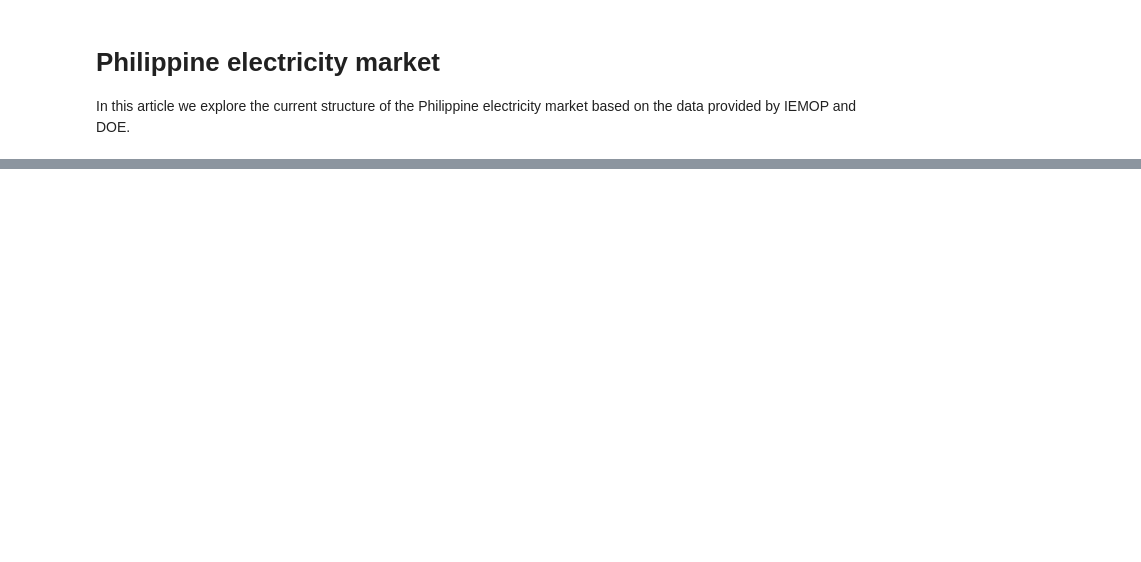
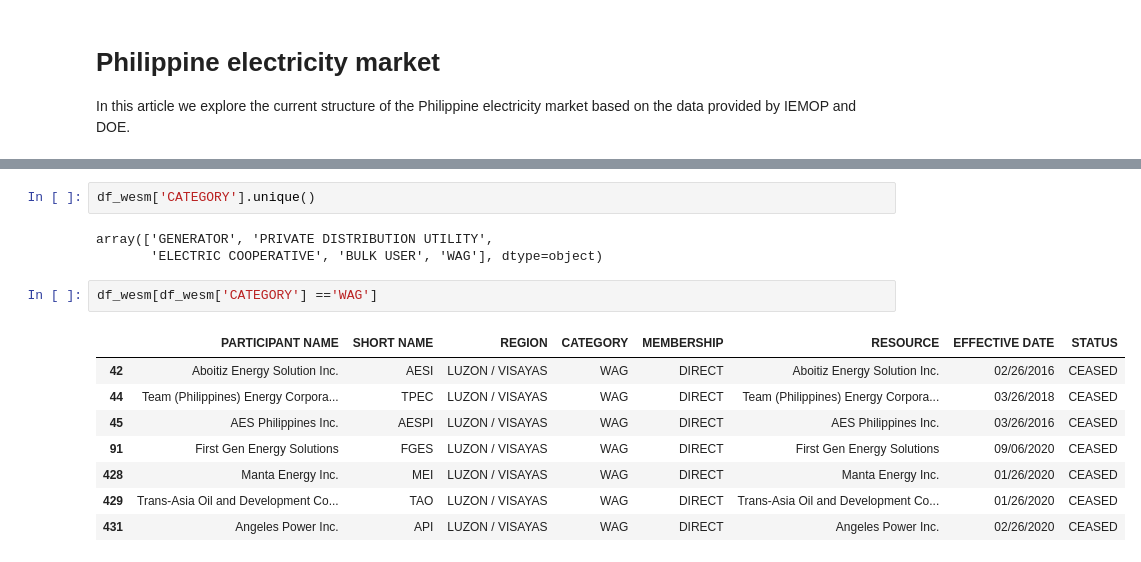
Before and after one commit to emmandecena/jupyterbook, a Jupyter notebook: book/_build/html/_sources/docs/energymarket.ipynb, the cells around one changed output, grey strips where cells are left out. Saved outputs shown, nothing was run; the diff lists cells and outputs as text; blank space fills up the shorter version.

```diff
--- a/book/_build/html/_sources/docs/energymarket.ipynb
+++ b/book/_build/html/_sources/docs/energymarket.ipynb
@@ -32,0 +107,16 @@ df_retail.head()
+# %%
+df_wesm['CATEGORY'].unique()
+# %% [output]
+array(['GENERATOR', 'PRIVATE DISTRIBUTION UTILITY',
+       'ELECTRIC COOPERATIVE', 'BULK USER', 'WAG'], dtype=object)
+# %%
+df_wesm[df_wesm['CATEGORY'] =='WAG']
+# %% [output]
+|  | PARTICIPANT NAME | SHORT NAME | REGION | CATEGORY | MEMBERSHIP | RESOURCE | EFFECTIVE DATE | STATUS |
+| 42 | Aboitiz Energy Solution Inc. | AESI | LUZON / VISAYAS | WAG | DIRECT | Aboitiz Energy Solution Inc. | 02/26/2016 | CEASED |
+| 44 | Team (Philippines) Energy Corpora... | TPEC | LUZON / VISAYAS | WAG | DIRECT | Team (Philippines) Energy Corpora... | 03/26/2018 | CEASED |
+| 45 | AES Philippines Inc. | AESPI | LUZON / VISAYAS | WAG | DIRECT | AES Philippines Inc. | 03/26/2016 | CEASED |
+| 91 | First Gen Energy Solutions | FGES | LUZON / VISAYAS | WAG | DIRECT | First Gen Energy Solutions | 09/06/2020 | CEASED |
+| 428 | Manta Energy Inc. | MEI | LUZON / VISAYAS | WAG | DIRECT | Manta Energy Inc. | 01/26/2020 | CEASED |
+| 429 | Trans-Asia Oil and Development Co... | TAO | LUZON / VISAYAS | WAG | DIRECT | Trans-Asia Oil and Development Co... | 01/26/2020 | CEASED |
+| 431 | Angeles Power Inc. | API | LUZON / VISAYAS | WAG | DIRECT | Angeles Power Inc. | 02/26/2020 | CEASED |
```
Also changed, not shown: parts of 19 cells of this notebook, 18 other files.
